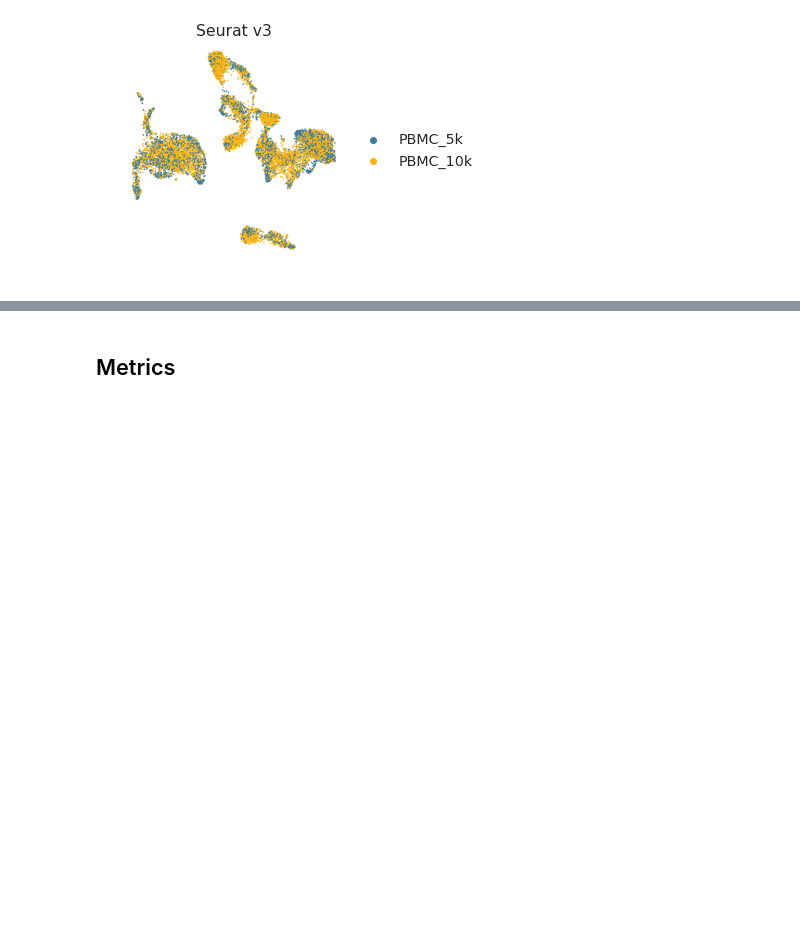
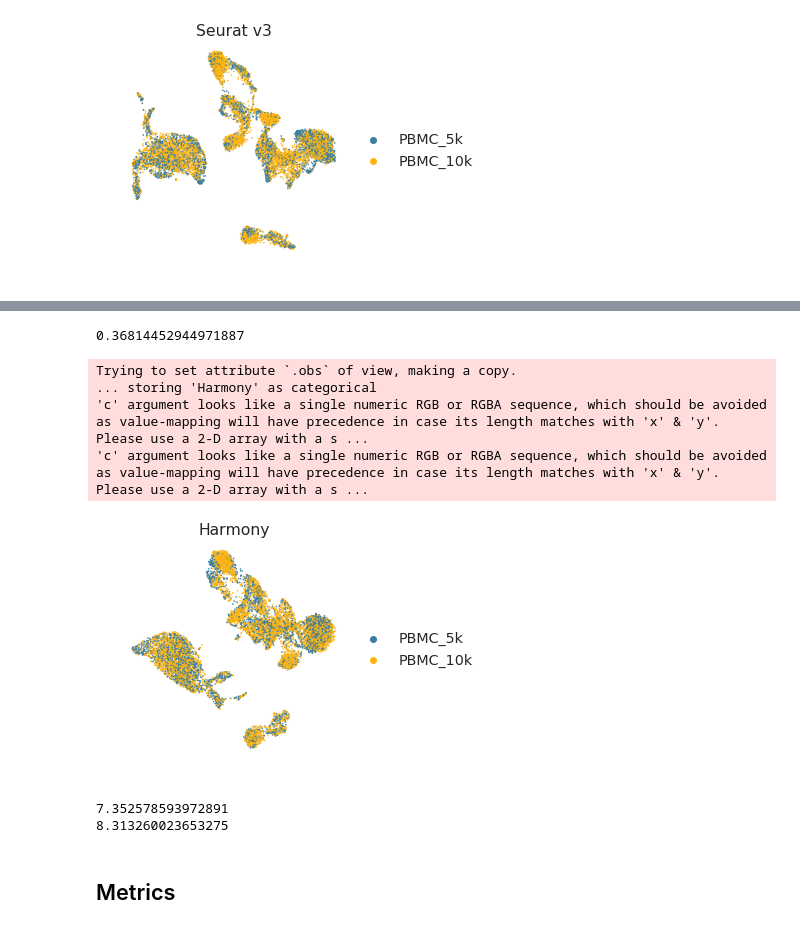
Before and after one commit to YosefLab/totalVI_reproducibility, a Jupyter notebook: harmonization/pbmc_harmo_intersection.ipynb, the cells around one changed output, grey strips where cells are left out. Saved outputs shown, nothing was run; the diff lists cells and outputs as text; code cells hidden in the pictures; blank space fills up the shorter version.

```diff
--- a/harmonization/pbmc_harmo_intersection.ipynb
+++ b/harmonization/pbmc_harmo_intersection.ipynb
@@ -455,0 +543,35 @@ Trying to set attribute `.obs` of view, making a copy.
+# %%
+harmo_metrics.loc["Harmony", "Mixing metric"] = entropy_batch_mixing(
+    adata_harmony.obsm["X_pca_harmony"], datasets[2].batch_indices.ravel(), n_neighbors=ENTROPY_K
+)
+# %% [output]
+0.36814452944971887
+# %%
+inds = np.random.permutation(np.arange(adata_harmony.X.shape[0]))
+fig = sc.pl.umap(
+    adata_harmony[inds],
+    color=["Harmony"],
+    ncols=1,
+    alpha=0.9,
+    return_fig=True,
+    frameon=False,
+)
+sns.despine(fig=fig)
+fig.savefig("figures/pbmc_harmony_umap.pdf", dpi=DPI, bbox_inches='tight')
+# %% [output]
+Trying to set attribute `.obs` of view, making a copy.
+... storing 'Harmony' as categorical
+'c' argument looks like a single numeric RGB or RGBA sequence, which should be avoided as value-mapping will have precedence in case its length matches with 'x' & 'y'.  Please use a 2-D array with a s ...
+'c' argument looks like a single numeric RGB or RGBA sequence, which should be avoided as value-mapping will have precedence in case its length matches with 'x' & 'y'.  Please use a 2-D array with a s ...
+[figure, added]
+# %%
+harmo_metrics.loc["Harmony", "Hotspot metric"], _, _ = hotspot_score(
+    norm_full_data,
+    seurat_batch_0.obsm["X_pca"],
+    seurat_batch_1.obsm["X_pca"],
+    adata_harmony.obsm["X_pca_harmony"],
+    datasets[2].batch_indices.ravel(),
+)
+# %% [output]
+7.352578593972891
+8.313260023653275
```
Also changed, not shown: parts of 14 cells of this notebook, 6 other files.
